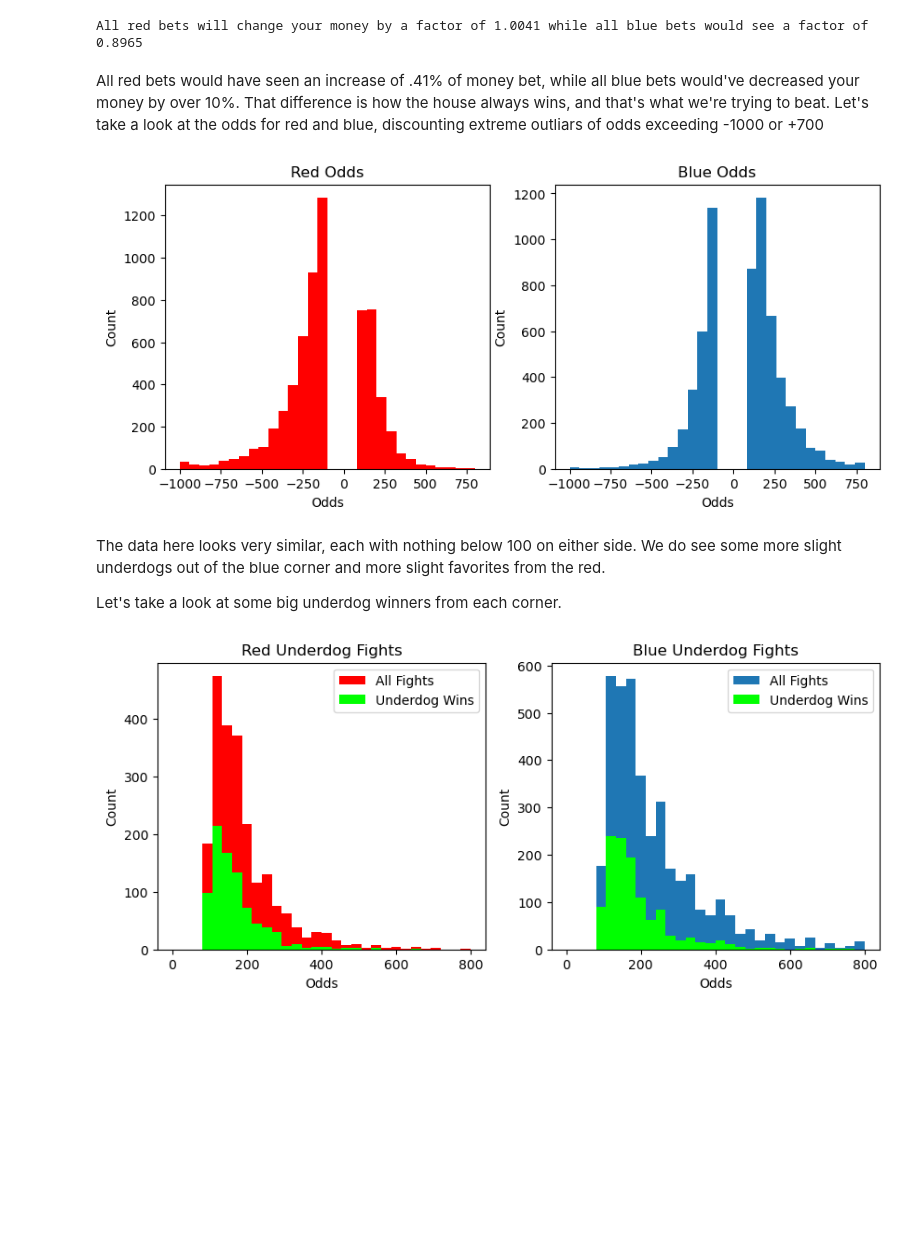
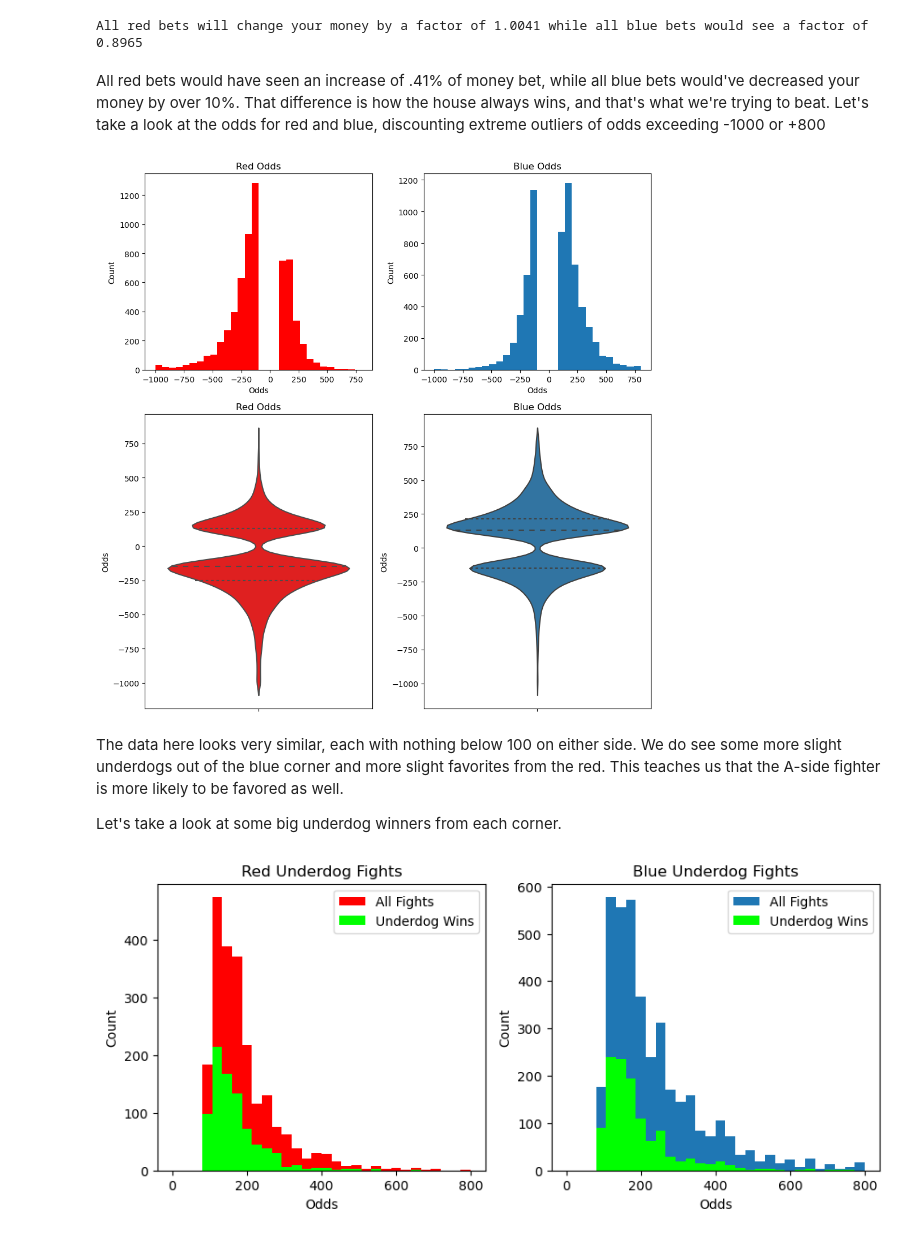
Before and after one commit to anthonyysz/Fight-Result-Predictor, a Jupyter notebook: notebooks/2-data-exploration-and-analysis.ipynb, the cells around one changed output. Cells and saved outputs as stored; diff of their text form; code cells hidden in the pictures; blank space fills up the shorter version.

```diff
--- a/notebooks/2-data-exploration-and-analysis.ipynb
+++ b/notebooks/2-data-exploration-and-analysis.ipynb
@@ -33,25 +33,36 @@ print("All red bets will change your money by a factor of " + str(avgRed) + " wh
 # %% [output]
 All red bets will change your money by a factor of 1.0041 while all blue bets would see a factor of 0.8965
 # %% [markdown]
-All red bets would have seen an increase of .41% of money bet, while all blue bets would've decreased your money by over 10%. That difference is how the house always wins, and that's what we're trying to beat. Let's take a look at the odds for red and blue, discounting extreme outliars of odds exceeding -1000 or +700
+All red bets would have seen an increase of .41% of money bet, while all blue bets would've decreased your money by over 10%. That difference is how the house always wins, and that's what we're trying to beat. Let's take a look at the odds for red and blue, discounting extreme outliers of odds exceeding -1000 or +800
 # %%
-fig, (ax1, ax2) = plt.subplots(1, 2, figsize=(10, 4))
+fig, ((ax1, ax2), (ax3, ax4)) = plt.subplots(2, 2, figsize=(10, 10), gridspec_kw={'height_ratios': [1, 1.5]})
 
 ax1.hist(df.RedOdds, bins=30, range = (-1000, 800), color='Red')
 ax1.set_xlabel('Odds')
 ax1.set_ylabel('Count')
 ax1.set_title('Red Odds')
 
 ax2.hist(df.BlueOdds, bins=30, range = (-1000, 800))
 ax2.set_xlabel('Odds')
 ax2.set_ylabel('Count')
 ax2.set_title('Blue Odds')
 
+sns.violinplot(data=df[df['RedOdds'].between(-1000, 800)], y='RedOdds', color='red', inner='quartile', ax=ax3)
+ax3.set_xlabel('')
+ax3.set_ylabel('Odds')
+ax3.set_title('Red Odds')
+
+sns.violinplot(data=df[df['BlueOdds'].between(-1000, 800)], y='BlueOdds', inner='quartile', ax=ax4)
+ax4.set_xlabel('')
+ax4.set_ylabel('Odds')
+ax4.set_title('Blue Odds')
+
+plt.tight_layout()
 plt.show()
 # %% [output]
-[figure, old version]
+[figure, new version]
 # %% [markdown]
-The data here looks very similar, each with nothing below 100 on either side. We do see some more slight underdogs out of the blue corner and more slight favorites from the red.
+The data here looks very similar, each with nothing below 100 on either side. We do see some more slight underdogs out of the blue corner and more slight favorites from the red. This teaches us that the A-side fighter is more likely to be favored as well.
 
 Let's take a look at some big underdog winners from each corner.
 # %%
```
Also changed, not shown: parts of 35 cells of this notebook, 2 other files.
